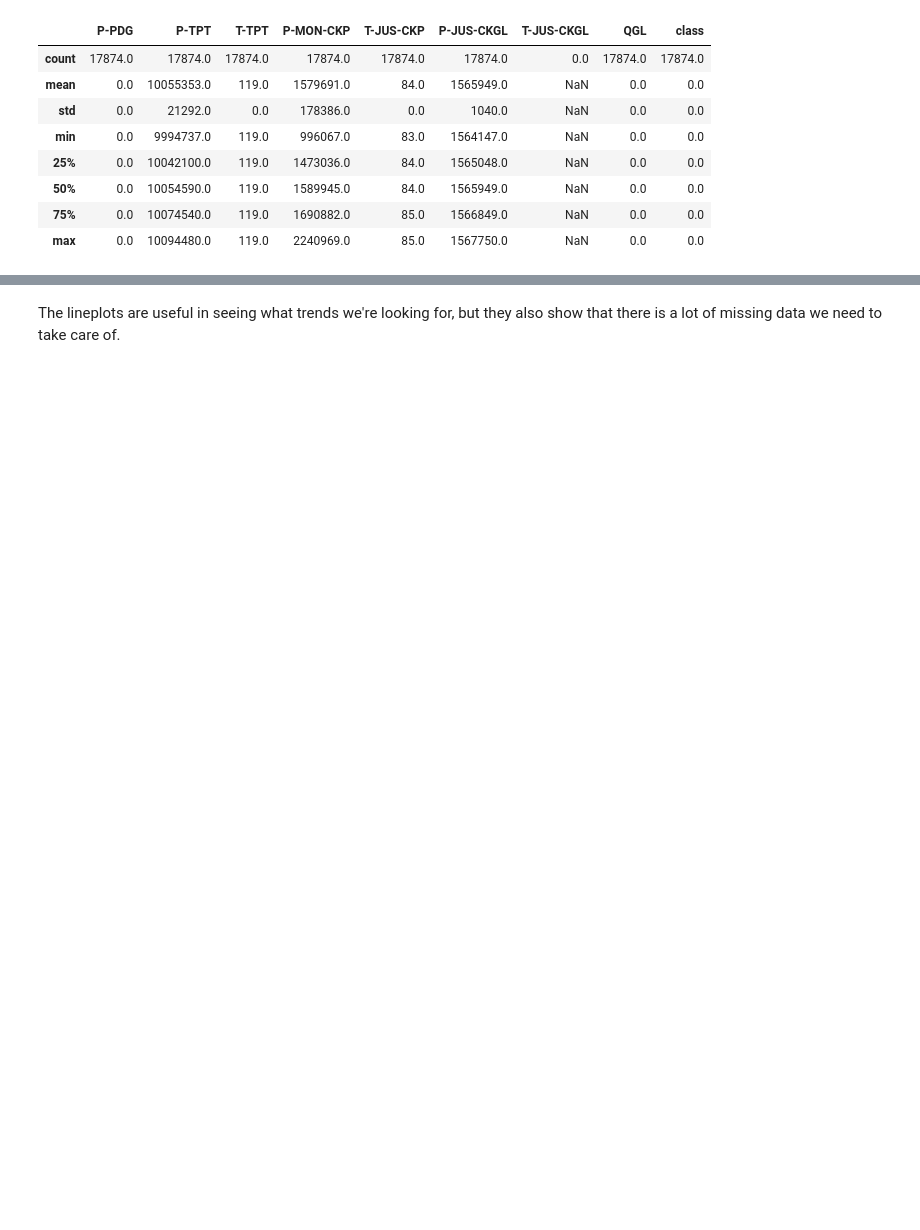
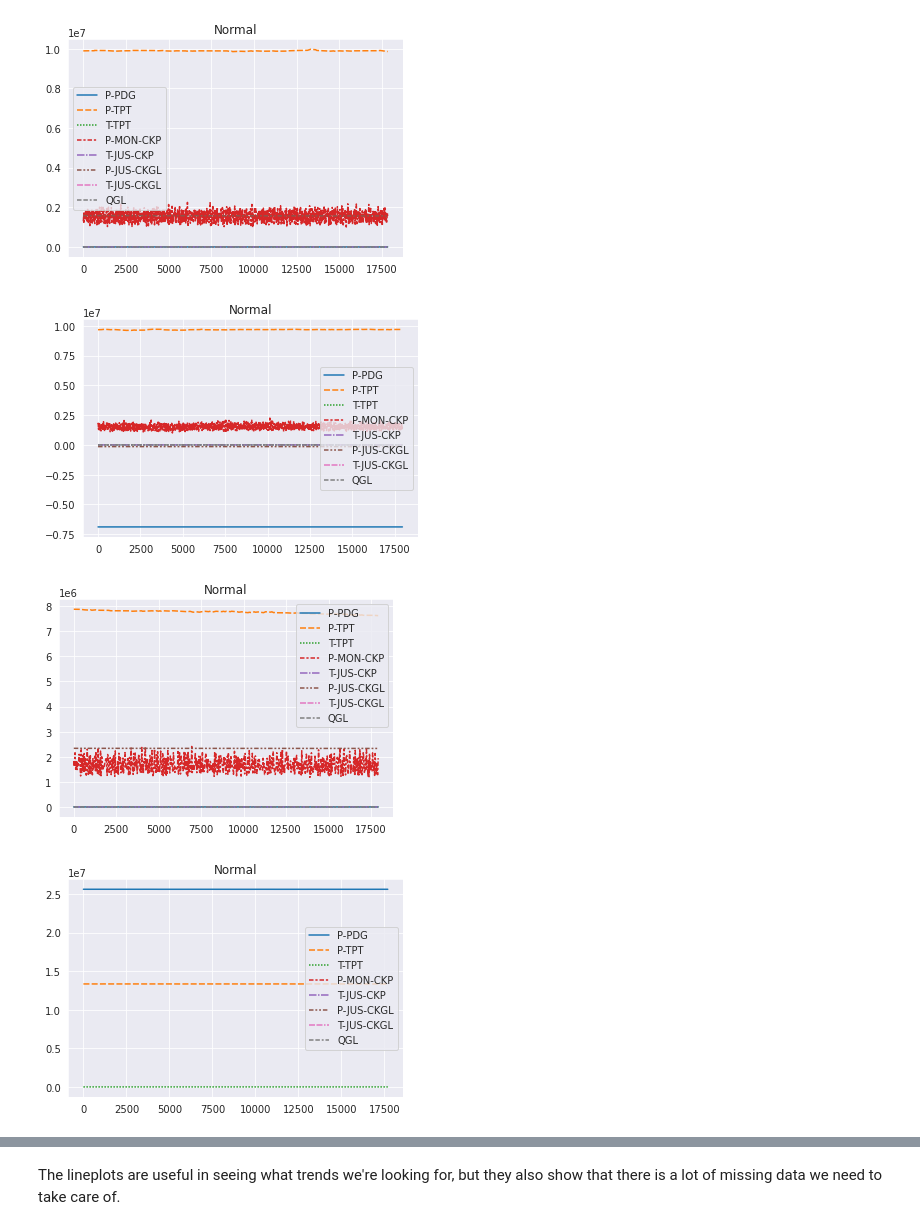
Before and after one commit to aadyar882/Undesirable_Events_in_Oil_Wells, a Jupyter notebook: oil-wells.ipynb, the cells around one changed output, grey strips where cells are left out. Cells and saved outputs as stored; diff of their text form; code cells hidden in the pictures; blank space fills up the shorter version.

```diff
--- a/oil-wells.ipynb
+++ b/oil-wells.ipynb
@@ -127,12 +104,0 @@ show_lineplot(sample_frag_8)
-# %%
-sample_frag_0.describe().round()
-# %% [output]
-|  | P-PDG | P-TPT | T-TPT | P-MON-CKP | T-JUS-CKP | P-JUS-CKGL | T-JUS-CKGL | QGL | class |
-| count | 17874.0 | 17874.0 | 17874.0 | 17874.0 | 17874.0 | 17874.0 | 0.0 | 17874.0 | 17874.0 |
-| mean | 0.0 | 10055353.0 | 119.0 | 1579691.0 | 84.0 | 1565949.0 | NaN | 0.0 | 0.0 |
-| std | 0.0 | 21292.0 | 0.0 | 178386.0 | 0.0 | 1040.0 | NaN | 0.0 | 0.0 |
-| min | 0.0 | 9994737.0 | 119.0 | 996067.0 | 83.0 | 1564147.0 | NaN | 0.0 | 0.0 |
-| 25% | 0.0 | 10042100.0 | 119.0 | 1473036.0 | 84.0 | 1565048.0 | NaN | 0.0 | 0.0 |
-| 50% | 0.0 | 10054590.0 | 119.0 | 1589945.0 | 84.0 | 1565949.0 | NaN | 0.0 | 0.0 |
-| 75% | 0.0 | 10074540.0 | 119.0 | 1690882.0 | 85.0 | 1566849.0 | NaN | 0.0 | 0.0 |
-| max | 0.0 | 10094480.0 | 119.0 | 2240969.0 | 85.0 | 1567750.0 | NaN | 0.0 | 0.0 |
@@ -138,0 +127,22 @@ sample_frag_0.describe().round()
+# %%
+sns.set_style('darkgrid')
+
+for entry in sample_frags_0:
+    plt.figure(figsize = (6,4))
+    plt.title("Normal")
+    show_lineplot(pd.read_csv(entry))
+
+for entry in sample_frags_1:
+    plt.figure(figsize = (6,4))
+    plt.title("Abrupt Increase in BSW")
+    show_lineplot(pd.read_csv(entry))
+
+for entry in sample_frags_2:
+    plt.figure(figsize = (6,4))
+    plt.title("Spurious Closure of DSV")
+    show_lineplot(pd.read_csv(entry))
+# %% [output]
+[figure, added]
+[figure, added]
+[figure, added]
+[figure, added]
```
Also changed, not shown: parts of 20 cells of this notebook.
